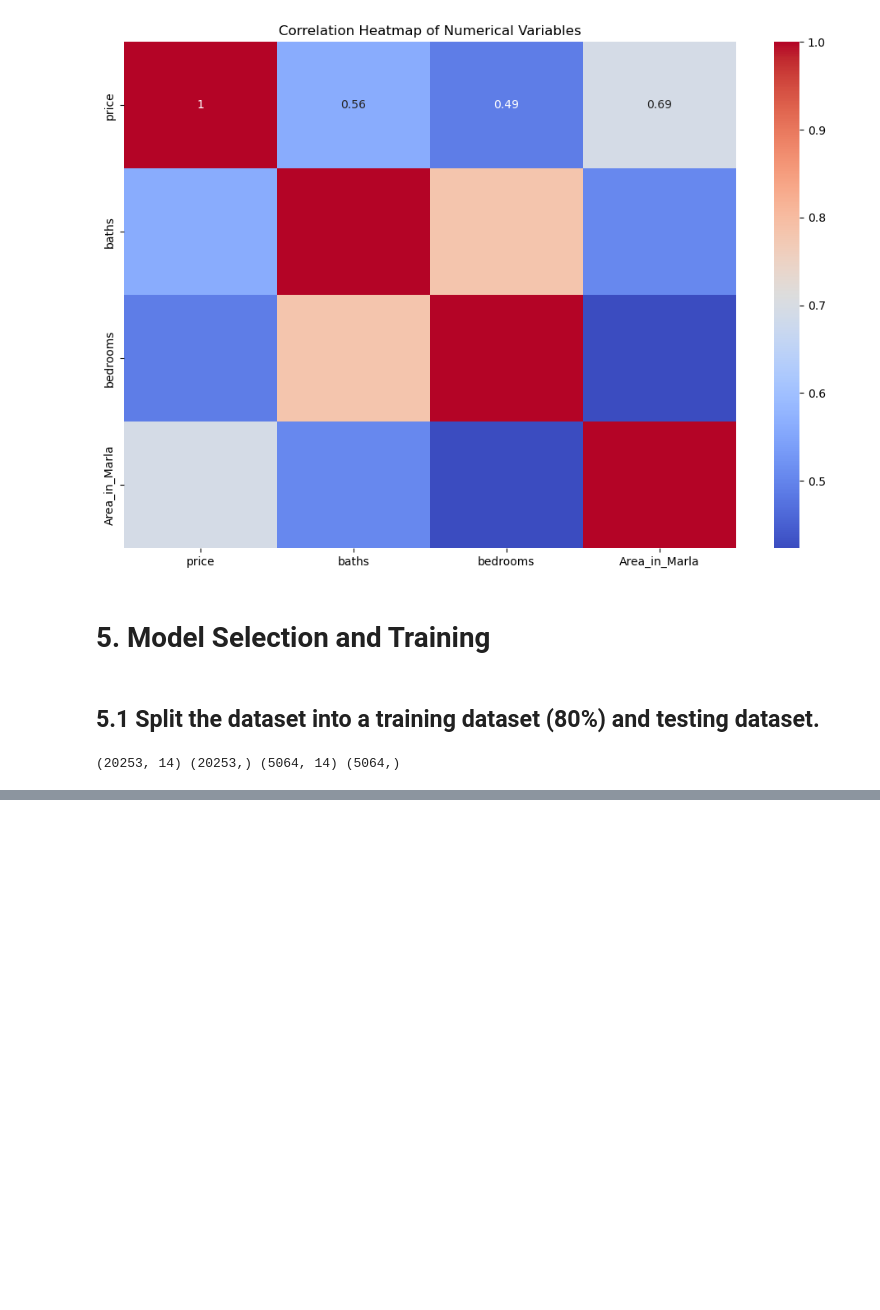
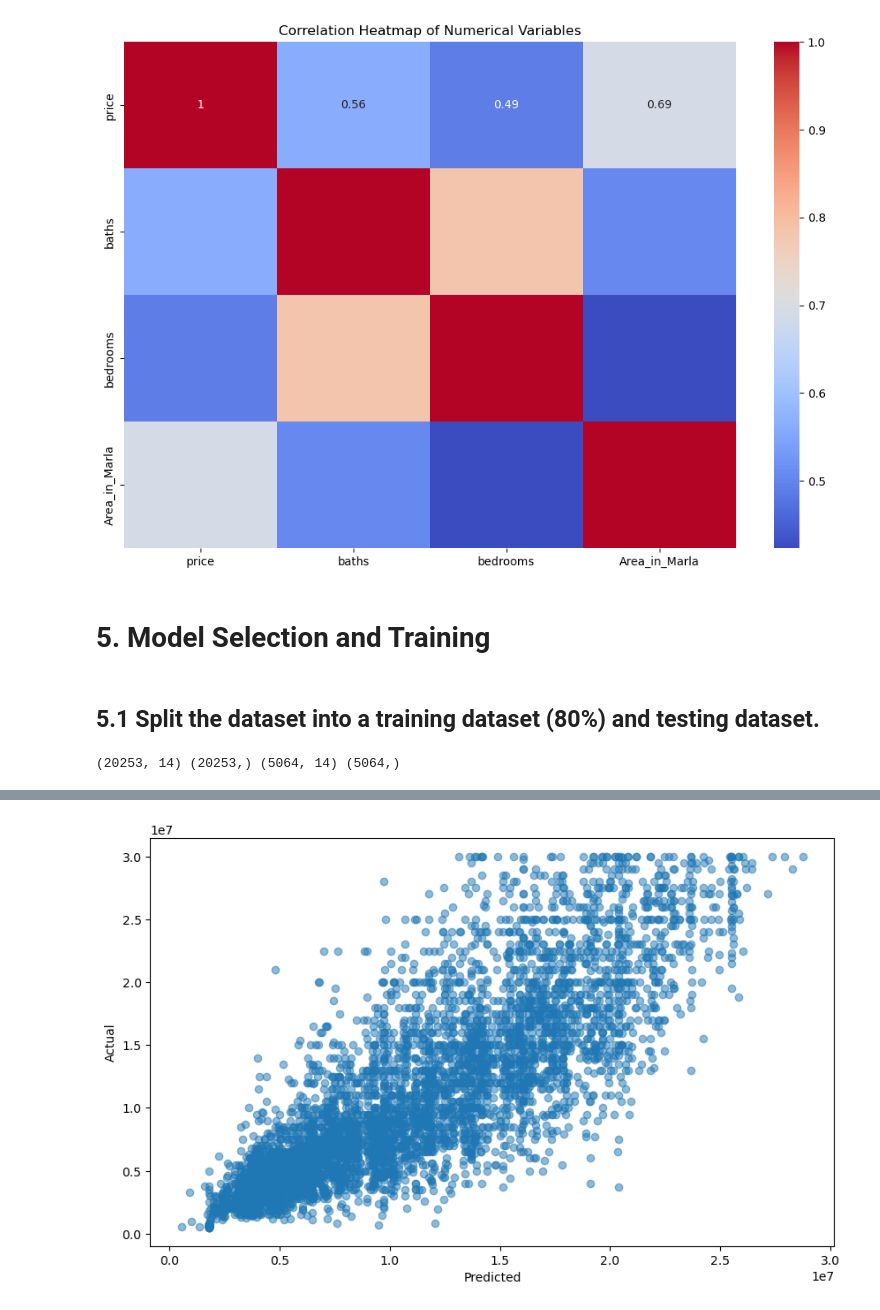
Before and after one commit to leroymusa/EECS3401-Final-Project, a Jupyter notebook: EECS3401_Final_Project.ipynb, the cells around one changed output, grey strips where cells are left out. Saved outputs shown, nothing was run; the diff lists cells and outputs as text; code cells hidden in the pictures; blank space fills up the shorter version.

```diff
--- a/EECS3401_Final_Project.ipynb
+++ b/EECS3401_Final_Project.ipynb
@@ -392,0 +593,4 @@ print(X_train.shape, y_train.shape, X_test.shape, y_test.shape)
+# %%
+plot_scatter(GBR_model)
+# %% [output]
+[figure, added]
```
Also changed, not shown: parts of 47 cells of this notebook.
